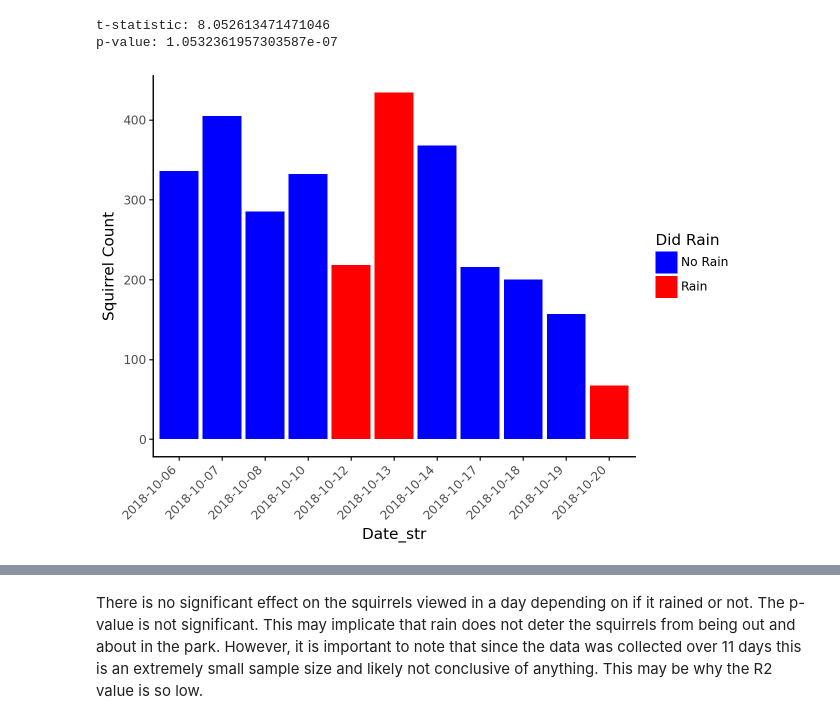
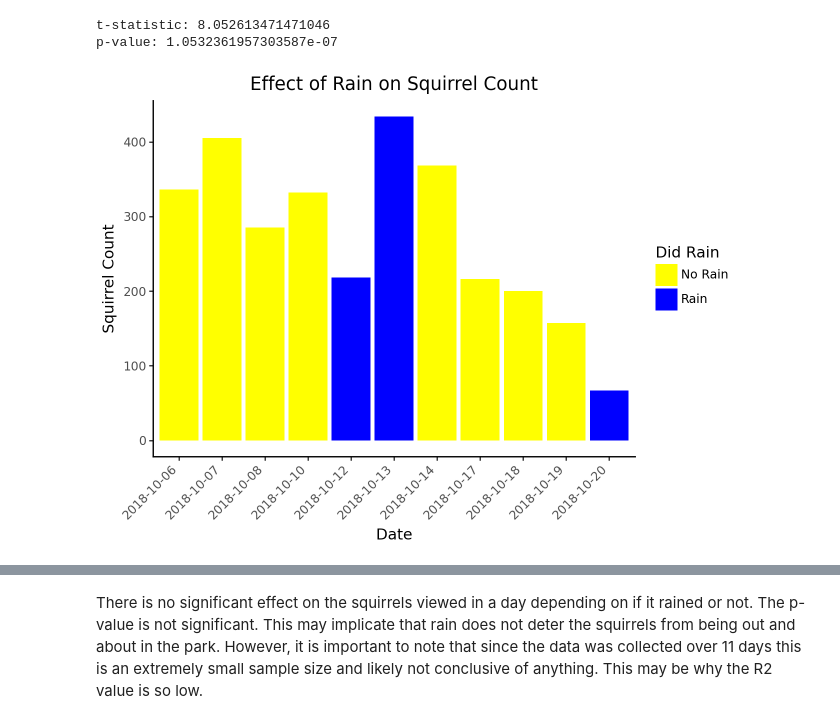
Before and after one commit to envirodatascience/final-project-go-squirrels, a Jupyter notebook: Sophie's_Squirrel_Notebook.ipynb, the cells around one changed output, grey strips where cells are left out. Saved outputs shown, nothing was run; the diff lists cells and outputs as text; code cells hidden in the pictures.

```diff
--- a/Sophie's_Squirrel_Notebook.ipynb
+++ b/Sophie's_Squirrel_Notebook.ipynb
@@ -220,7 +220,7 @@ merged_df['Did Rain'].value_counts()
 | 1 | 719 |
 dtype: int64
 # %%
-behavior_cols = ['Running', 'Chasing', 'Climbing', 'Eating', 'Foraging', 'Approaches']
+behavior_cols = ['Running', 'Chasing', 'Climbing', 'Eating', 'Foraging', 'Approaches', 'Runs from']
 # %%
 for col in behavior_cols:
     merged_df[col] = merged_df[col].astype(bool)
@@ -240,0 +241,3 @@ print(No_Rain_Activity.mean())
+# %%
+merged_df['Date_str'] = merged_df['Date'].dt.strftime('%Y-%m-%d')
+merged_df['Did Rain'] = merged_df['Did Rain'].astype('category')
@@ -240,0 +255,8 @@ print(No_Rain_Activity.mean())
+# %%
+average_activity_per_day = merged_df.groupby('Date')['Activity Score'].mean().reset_index()
+# %%
+# Merge the average activity score back to the original DataFrame
+merged_df = pd.merge(merged_df, average_activity_per_day, on='Date', suffixes=('', '_Avg'))
+
+# Rename the columns for clarity
+merged_df = merged_df.rename(columns={'Activity Score_Avg': 'Avg Activity Score'})
@@ -341,14 +375,15 @@ p-value: 1.0532361957303587e-07
 # %%
 (
     ggplot(squirrel_counts_by_date, aes(x='Date_str', y='Squirrel Count', fill='Did Rain'))
     + geom_col()
     + scale_x_discrete(breaks=lambda x: x, labels=lambda x: [date[:10] for date in x])
-    + scale_fill_manual(values=['blue', 'red'], labels=['No Rain', 'Rain'])  # Customize colors and labels
+    + scale_fill_manual(values=['yellow', 'blue'], labels=['No Rain', 'Rain'])  # Customize colors and labels
     + theme_classic()
     + theme(axis_text_x=element_text(rotation=45, hjust=1))  # Rotate x-axis labels
+    + labs(title="Effect of Rain on Squirrel Count", x="Date", y="Squirrel Count")  #update labels
 )
 # %% [output]
-[figure, old version]
+[figure, new version]
 # %%
 y = squirrel_counts_by_date['Squirrel Count']
 X = squirrel_counts_by_date['Did Rain']
```
Also changed, not shown: parts of 8 cells of this notebook.
